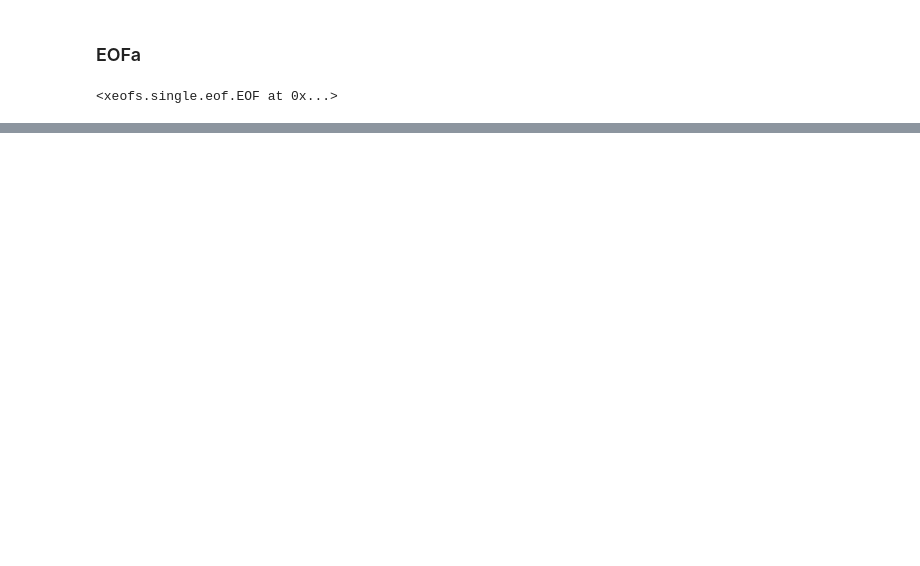
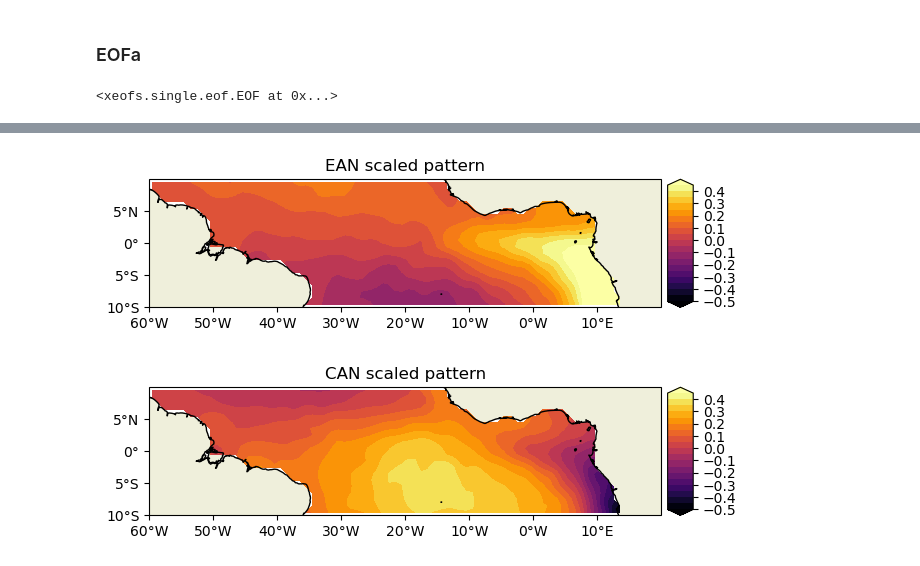
Before and after one commit to allan3prez/ATLN_HG, a Jupyter notebook: CESM_LENS2_ATLN_ENSO.ipynb, the cells around one changed output, grey strips where cells are left out. Drawn from its saved outputs; the diff is of its cells as text; code cells hidden in the pictures; blank space fills up the shorter version.

```diff
--- a/CESM_LENS2_ATLN_ENSO.ipynb
+++ b/CESM_LENS2_ATLN_ENSO.ipynb
@@ -295,0 +311,11 @@ plt.show()
+# %%
+EATLs = (scaled_EOF.sel(mode=1) + scaled_EOF.sel(mode=3)) / (2 ** 0.5)
+CATLs = (scaled_EOF.sel(mode=1) - scaled_EOF.sel(mode=3)) / (2 ** 0.5)
+# %%
+# ds_map(EATL, name=f'EAN pattern')
+# ds_map(CATL, name=f'CAN pattern')
+ds_map(EATLs, name=f'EAN scaled pattern')
+ds_map(CATLs, name=f'CAN scaled pattern')
+# %% [output]
+[figure, added]
+[figure, added]
```
Also changed, not shown: parts of 44 cells of this notebook.
